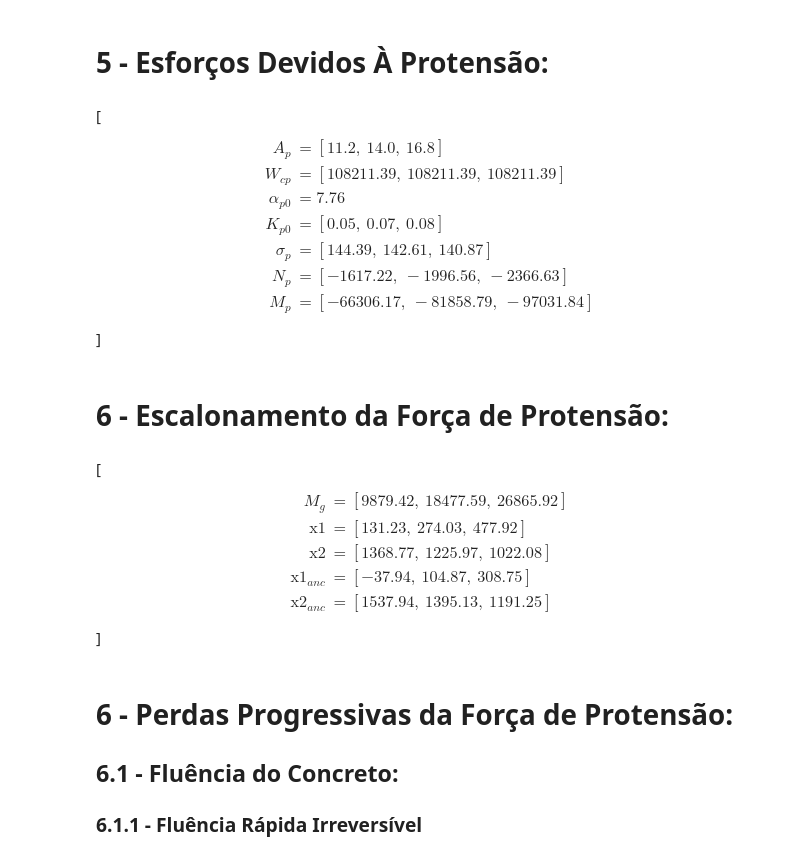
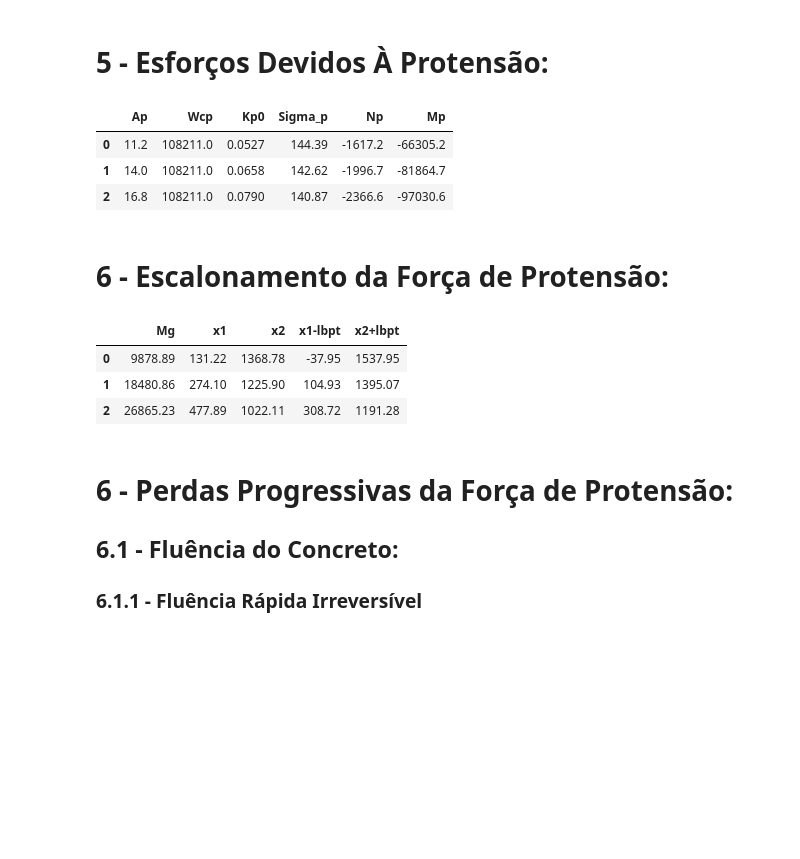
Before and after one commit to GarciaGabe/eng, a Jupyter notebook: Viga Protendida.ipynb, the cells around one changed output. Drawn from its saved outputs; the diff is of its cells as text; code cells hidden in the pictures; blank space fills up the shorter version.

```diff
--- a/Viga Protendida.ipynb
+++ b/Viga Protendida.ipynb
@@ -446,31 +446,13 @@ for i in range(len(qntCordoalhas)):
 # %%
-%%render short 2
-
-A_p
-W_cp
-alpha_p0
-K_p0
-sigma_p
-N_p
-M_p
+tabela1 = pd.DataFrame([A_p, W_cp, K_p0, sigma_p, N_p, M_p])
+tabela1 = tabela1.transpose()
+tabela1.rename(columns={0:'Ap',1:'Wcp',2:'Kp0',3:'Sigma_p',4:'Np',5:'Mp'},inplace = True)
+display(tabela1)
 # %% [output]
-\[
-\begin{aligned}
-A_{p} &= [11.2,\ 14.0,\ 16.8] \;
-\\[10pt]
-W_{cp} &= [108211.39,\ 108211.39,\ 108211.39] \;
-\\[10pt]
-\alpha_{p0} &= 7.76 \;
-\\[10pt]
-K_{p0} &= [0.05,\ 0.07,\ 0.08] \;
-\\[10pt]
-\sigma_{p} &= [144.39,\ 142.61,\ 140.87] \;
-\\[10pt]
-N_{p} &= [-1617.22,\ -1996.56,\ -2366.63] \;
-\\[10pt]
-M_{p} &= [-66306.17,\ -81858.79,\ -97031.84] \;
-\end{aligned}
-\]
+|  | Ap | Wcp | Kp0 | Sigma_p | Np | Mp |
+| 0 | 11.2 | 108211.0 | 0.0527 | 144.39 | -1617.2 | -66305.2 |
+| 1 | 14.0 | 108211.0 | 0.0658 | 142.62 | -1996.7 | -81864.7 |
+| 2 | 16.8 | 108211.0 | 0.0790 | 140.87 | -2366.6 | -97030.6 |
 # %% [markdown]
 # 6 - Escalonamento da Força de Protensão:
 # %%
@@ -495,25 +476,13 @@ for i in range(len(qntCordoalhas)):
 # %%
-%%render short 2
-
-M_g
-x1
-x2
-x1_anc
-x2_anc
+tabela2 = pd.DataFrame([M_g, x1,x2, x1_anc,x2_anc])
+tabela2 = tabela2.transpose()
+tabela2.rename(columns={0:'Mg',1:'x1',2:'x2',3:'x1-lbpt',4:'x2+lbpt'},inplace = True)
+display(tabela2)
 # %% [output]
-\[
-\begin{aligned}
-M_{g} &= [9879.42,\ 18477.59,\ 26865.92] \;
-\\[10pt]
-\mathrm{x1} &= [131.23,\ 274.03,\ 477.92] \;
-\\[10pt]
-\mathrm{x2} &= [1368.77,\ 1225.97,\ 1022.08] \;
-\\[10pt]
-\mathrm{x1}_{anc} &= [-37.94,\ 104.87,\ 308.75] \;
-\\[10pt]
-\mathrm{x2}_{anc} &= [1537.94,\ 1395.13,\ 1191.25] \;
-\end{aligned}
-\]
+|  | Mg | x1 | x2 | x1-lbpt | x2+lbpt |
+| 0 | 9878.89 | 131.22 | 1368.78 | -37.95 | 1537.95 |
+| 1 | 18480.86 | 274.10 | 1225.90 | 104.93 | 1395.07 |
+| 2 | 26865.23 | 477.89 | 1022.11 | 308.72 | 1191.28 |
 # %% [markdown]
 # 6 - Perdas Progressivas da Força de Protensão:
 
```
Also changed, not shown: parts of 3 cells of this notebook.
